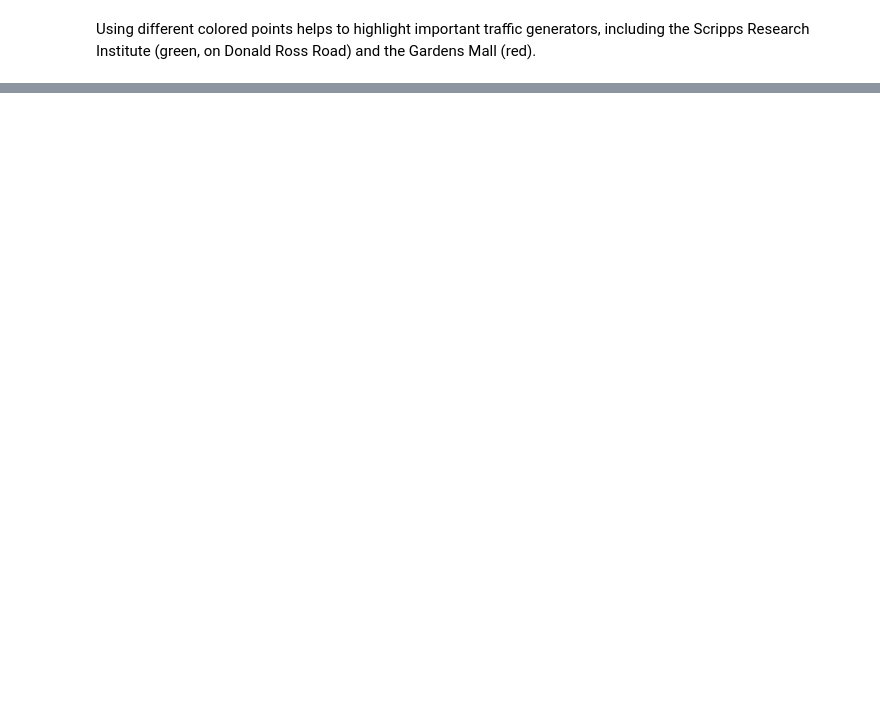
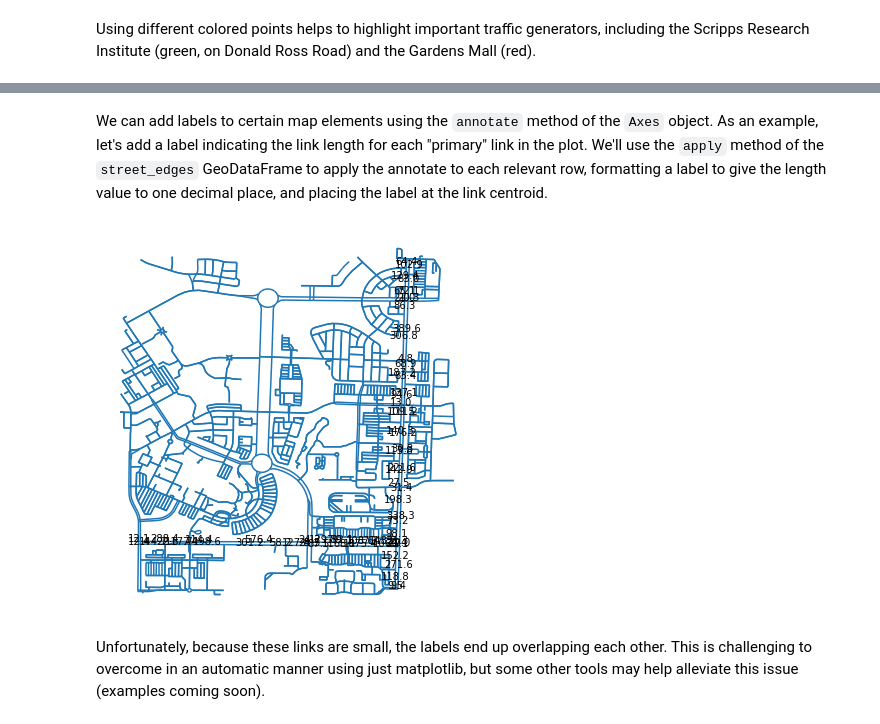
Before and after one commit to jpn--/python-for-transportation-modeling, a Jupyter notebook: course-content/geographic-analysis/static-maps.ipynb, the cells around one changed output, grey strips where cells are left out. Cells and saved outputs as stored; diff of their text form; code cells hidden in the pictures; blank space fills up the shorter version.

Commit message:
add network mapping example

```diff
--- a/course-content/geographic-analysis/static-maps.ipynb
+++ b/course-content/geographic-analysis/static-maps.ipynb
@@ -306,0 +337,19 @@ Scripps Research Institute (green, on Donald Ross Road) and the Gardens Mall (re
+# %% [markdown]
+We can add labels to certain map elements using the `annotate` method of the `Axes` object.  As an example, let's add a label indicating the link length for each "primary" link in the plot.  We'll use the `apply` method of the `street_edges` GeoDataFrame to apply the annotate to each relevant row, formatting a label to give the length value to one decimal place, and placing the label at the link centroid.
+# %%
+ax = street_edges.plot(figsize=(7,7))
+ax.axis('off')
+ax.set_xticks([])
+ax.set_yticks([])
+street_edges.loc[street_edges['highway'] == 'primary'].apply(
+    lambda x: ax.annotate(
+        s="{length:.1f}".format(**x),
+        xy=x.geometry.centroid.coords[0],
+        horizontalalignment='center',
+    ),
+    axis=1,
+);
+# %% [output]
+[figure, added]
+# %% [markdown]
+Unfortunately, because these links are small, the labels end up overlapping each other.  This is challenging to overcome in an automatic manner using just matplotlib, but some other tools may help alleviate this issue (examples coming soon).
```
Also changed, not shown: parts of 10 cells of this notebook.
